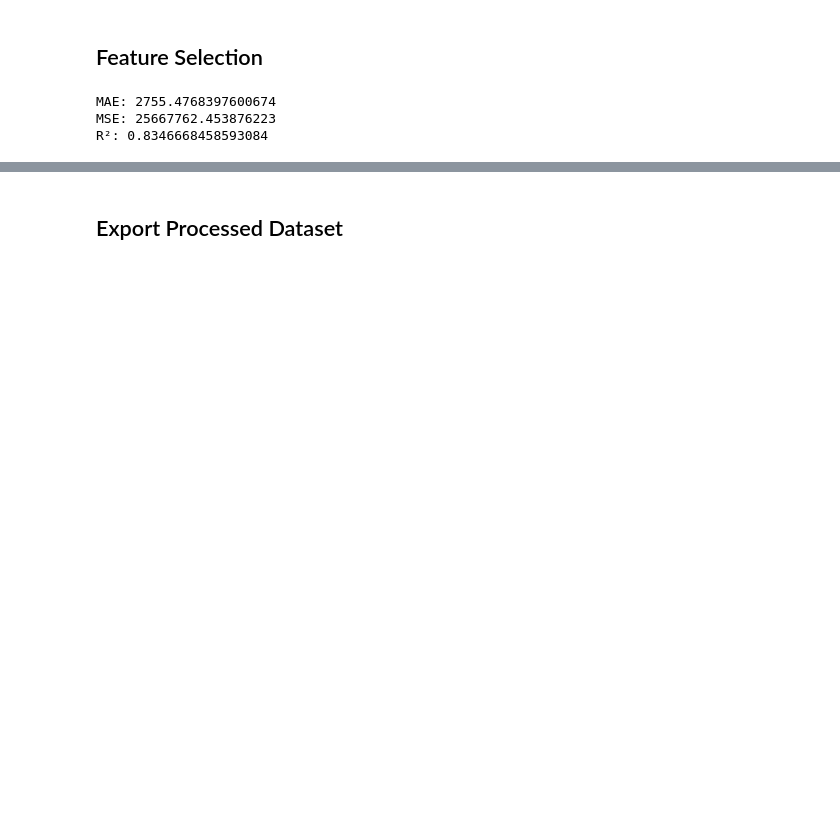
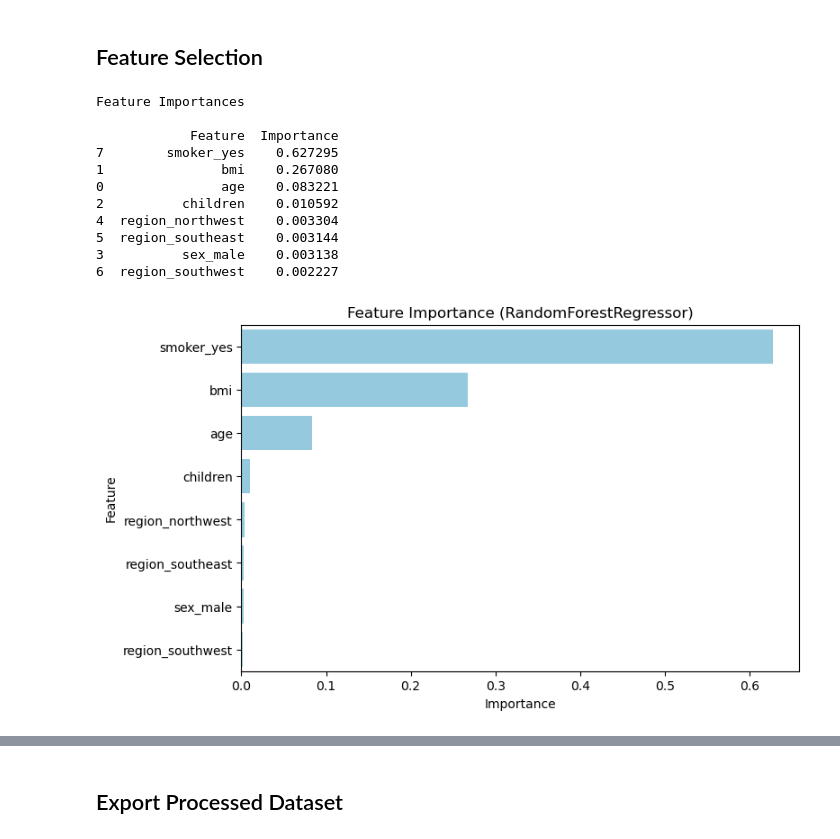
Before and after one commit to KianFoh/MACHINE-LEARNING-AND-RELATED-APPLICATIONS, a Jupyter notebook: process_data_regression_problem.ipynb, the cells around one changed output, grey strips where cells are left out. Cells and saved outputs as stored; diff of their text form; code cells hidden in the pictures; blank space fills up the shorter version.

Commit message:
regression problem process data complete

```diff
--- a/process_data_regression_problem.ipynb
+++ b/process_data_regression_problem.ipynb
@@ -121,9 +52,9 @@ plt.show()
 ## Handling Duplicate Data
 # %%
 # Remove the duplicate row
-df_cleaned = df.drop_duplicates()
+df = df.drop_duplicates()
 
 # Verify that the duplicate is removed
-print(f"After removing duplicates, the new count of rows: {df_cleaned.shape[0]}")
+print(f"After removing duplicates, the new count of rows: {df.shape[0]}")
 # %% [output]
 After removing duplicates, the new count of rows: 1337
@@ -154,4 +64,4 @@ plt.show()
 # Encode Categorical data to numeric
 
 # Perform One-Hot Encoding for 'sex', 'smoker', and 'region'
-df_encoded = pd.get_dummies(df, columns=['sex', 'smoker', 'region'], drop_first=True)
+df = pd.get_dummies(df, columns=['sex', 'smoker', 'region'], drop_first=True)
@@ -188,34 +129,40 @@ Name: count, dtype: int64
 # %% [markdown]
 ## Feature Selection
 # %%
-# Select important features based on the correlation and feature importance
-selected_features = ['smoker_yes', 'age', 'bmi']
 
-# Prepare the data with only selected features
-X_selected = X[selected_features]
-y_selected = y
+# Define features (X) and target (y) from the current df
+X = df.drop(['charges', 'charges_log'], axis=1, errors='ignore')
+y = df['charges']
 
-# Split the data into training and testing sets
-X_train_selected, X_test_selected, y_train_selected, y_test_selected = train_test_split(X_selected, y_selected, test_size=0.2, random_state=42)
+# Train the RandomForest model
+rf = RandomForestRegressor(random_state=42)
+rf.fit(X, y)
 
-# Train the model with selected features
-rf_selected = RandomForestRegressor(random_state=42)
-rf_selected.fit(X_train_selected, y_train_selected)
+# Get feature importances
+importances = pd.DataFrame({
+    'Feature': X.columns,
+    'Importance': rf.feature_importances_
+}).sort_values(by='Importance', ascending=False)
 
-# Predict and evaluate the performance
-y_pred_selected = rf_selected.predict(X_test_selected)
+# Display results
+print("Feature Importances\n")
+print(importances)
 
-# Check the performance using MAE, MSE, or R²
-from sklearn.metrics import mean_absolute_error, mean_squared_error, r2_score
-
-mae = mean_absolute_error(y_test_selected, y_pred_selected)
-mse = mean_squared_error(y_test_selected, y_pred_selected)
-r2 = r2_score(y_test_selected, y_pred_selected)
-
-print(f"MAE: {mae}")
-print(f"MSE: {mse}")
-print(f"R²: {r2}")
+# Visualize feature importance
+plt.figure(figsize=(8, 5))
+sns.barplot(x='Importance', y='Feature', data=importances, color='skyblue')
+plt.title("Feature Importance (RandomForestRegressor)")
+plt.show()
 # %% [output]
-MAE: 2755.4768397600674
-MSE: 25667762.453876223
-R²: 0.8346668458593084
+Feature Importances
+
+            Feature  Importance
+7        smoker_yes    0.627295
+1               bmi    0.267080
+0               age    0.083221
+2          children    0.010592
+4  region_northwest    0.003304
+5  region_southeast    0.003144
+3          sex_male    0.003138
+6  region_southwest    0.002227
+[figure, added]
```
Also changed, not shown: parts of 16 cells of this notebook, 1 other file.
